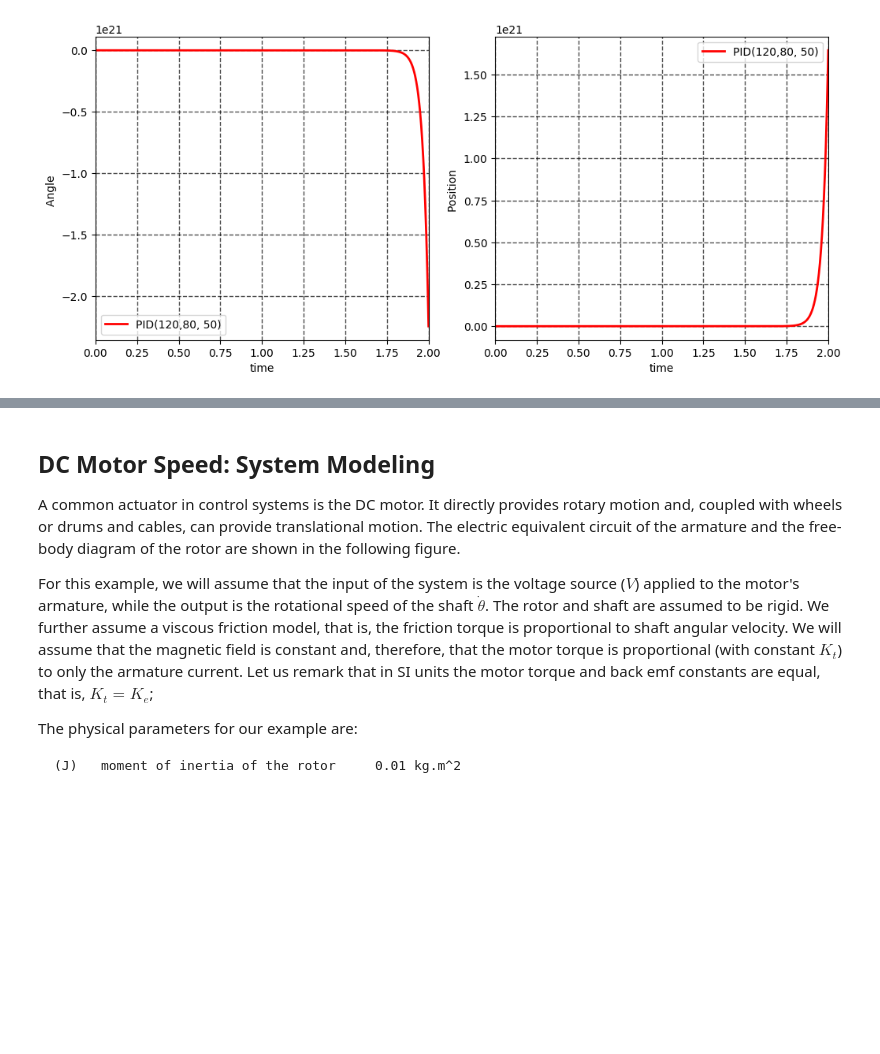
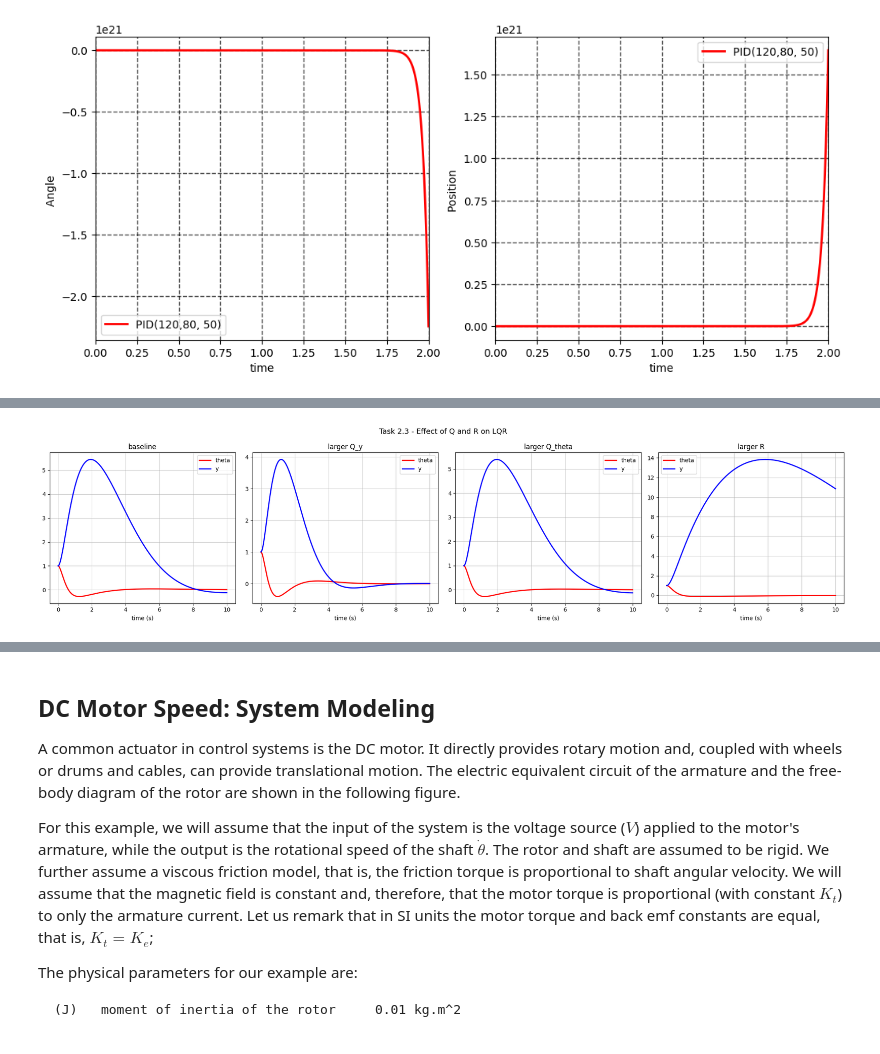
Before and after one commit to FBI-openup/CT_Control-theory, a Jupyter notebook: ZHANG Boyuan_TP4.ipynb, the cells around one changed output, grey strips where cells are left out. Drawn from its saved outputs; the diff is of its cells as text; code cells hidden in the pictures; blank space fills up the shorter version.

```diff
--- a/ZHANG Boyuan_TP4.ipynb
+++ b/ZHANG Boyuan_TP4.ipynb
@@ -223,0 +320,22 @@ Text(0, 0.5, 'Position ')
+# %%
+configs = [
+    (np.diag([1, 1, 10, 1]),  np.array([[1]]),    'baseline'),
+    (np.diag([10, 1, 10, 1]), np.array([[1]]),    'larger Q_y'),
+    (np.diag([1, 1, 100, 1]), np.array([[1]]),   'larger Q_theta'),
+    (np.diag([1, 1, 10, 1]),  np.array([[100]]), 'larger R'),
+]
+fig, axes = plt.subplots(1, 4, figsize=(20, 5))
+for j, (Q_j, R_j, label) in enumerate(configs):
+    K_j, _, _ = ctr.lqr(A, B, Q_j, R_j)
+    sol_j = odeint(closed_loop, x0, T, args=(A, B, K_j))
+    axes[j].plot(T, sol_j[:, 2], 'r', linewidth=2, label='theta')
+    axes[j].plot(T, sol_j[:, 0], 'b', linewidth=2, label='y')
+    axes[j].set_title(label)
+    axes[j].set_xlabel('time (s)')
+    axes[j].legend()
+    axes[j].grid(True, alpha=0.7)
+plt.suptitle('Task 2.3 - Effect of Q and R on LQR', fontsize=13)
+plt.tight_layout()
+plt.show()
+# %% [output]
+[figure, added]
```
Also changed, not shown: parts of 15 cells of this notebook.
